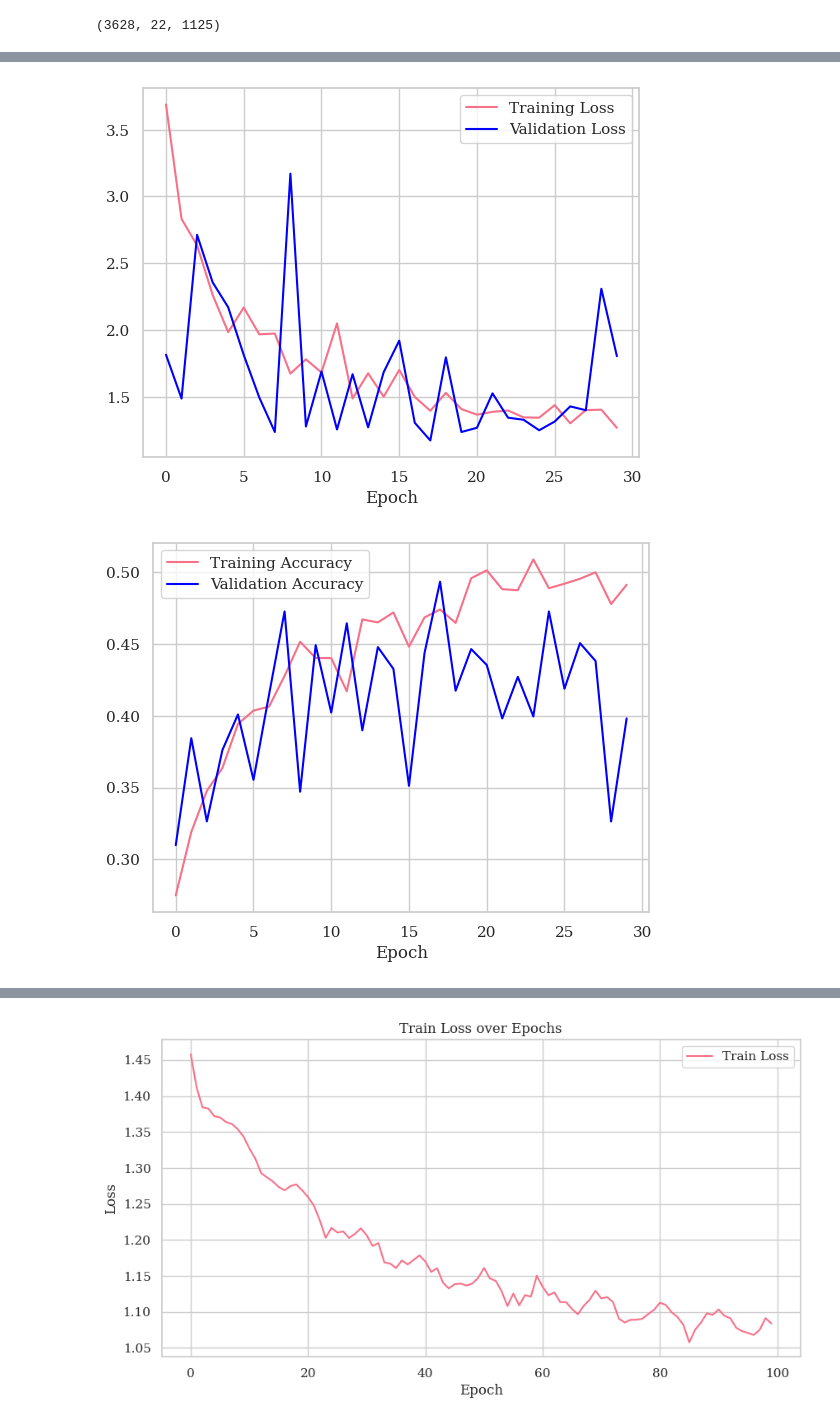
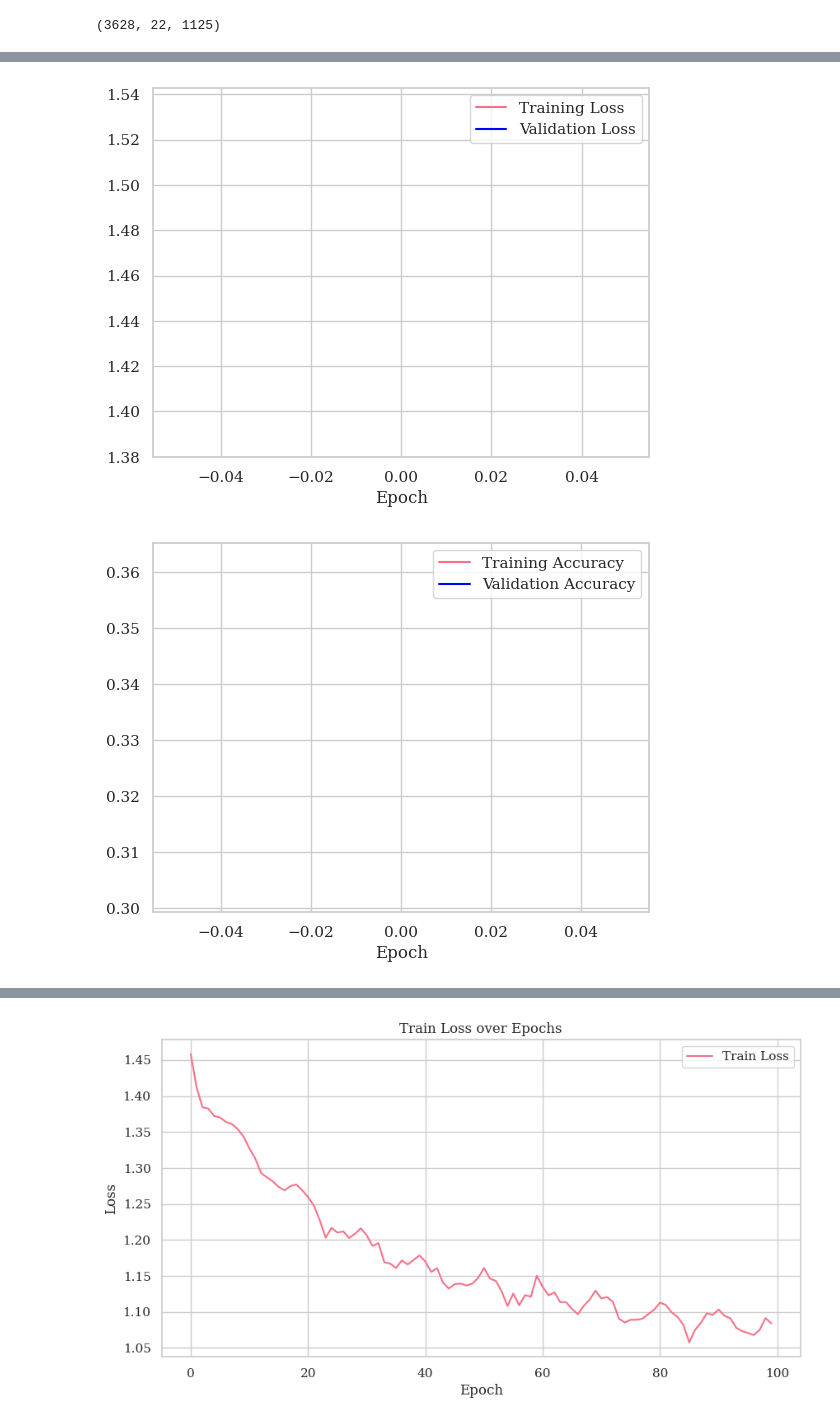
Before and after one commit to sam189239/EEG-MI-Benchmarking, a Jupyter notebook: code/EEGNet.ipynb, the cells around one changed output, grey strips where cells are left out. Cells and saved outputs as stored; diff of their text form; code cells hidden in the pictures.

```diff
--- a/code/EEGNet.ipynb
+++ b/code/EEGNet.ipynb
@@ -418,5 +401,5 @@ def build_shallow_conv_net(nb_classes=4, Chans = 22, Samples = 1125, dropoutRate
 # %%
 scn = build_shallow_conv_net()
 scn.compile(optimizer=keras.optimizers.Adam(lr=0.001), loss='categorical_crossentropy', metrics=['accuracy'])
-scn, scn_results = CV_train(scn, np.expand_dims(X_train,-1), np.expand_dims(X_test,-1), n_epochs=30)
+scn, scn_results = CV_train(scn, np.expand_dims(X_train,-1), np.expand_dims(X_test,-1), n_epochs=1)
 # %% [output]
@@ -441,5 +409,5 @@ Epoch 30/30
-[figure, old version]
+[figure, new version]
-[figure, old version]
+[figure, new version]
 # %%
 def build_deep_conv_net(nb_classes=4, Chans = 22, Samples = 1125, dropoutRate = 0.5):
     # start the model
```
Also changed, not shown: parts of 21 cells of this notebook.
